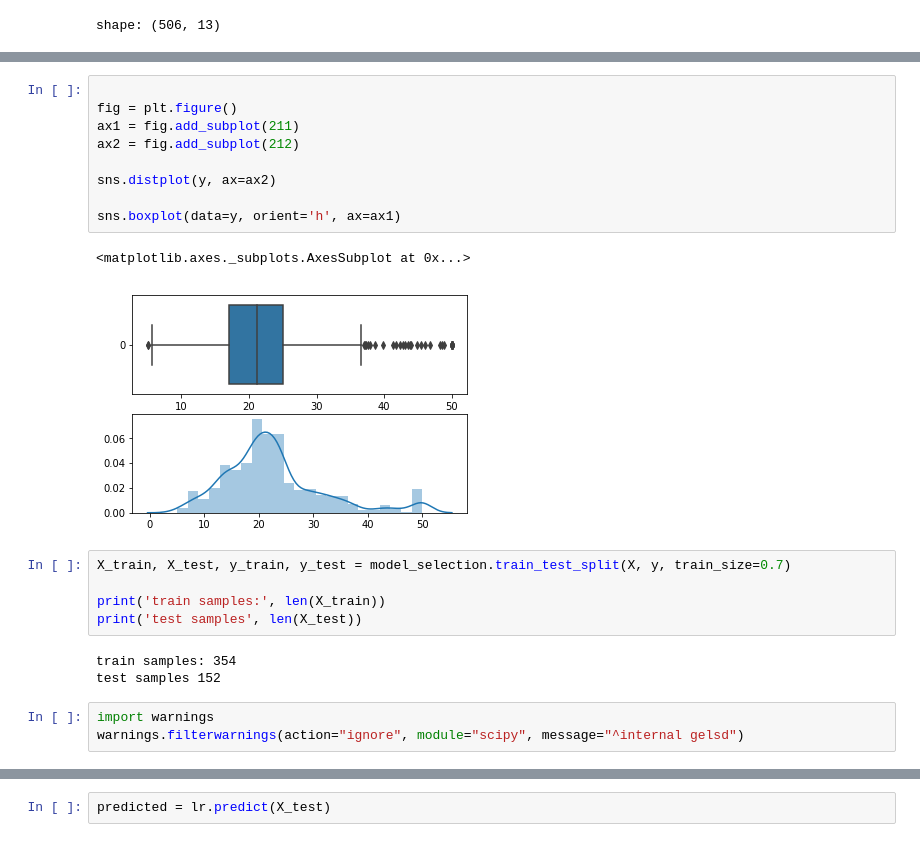
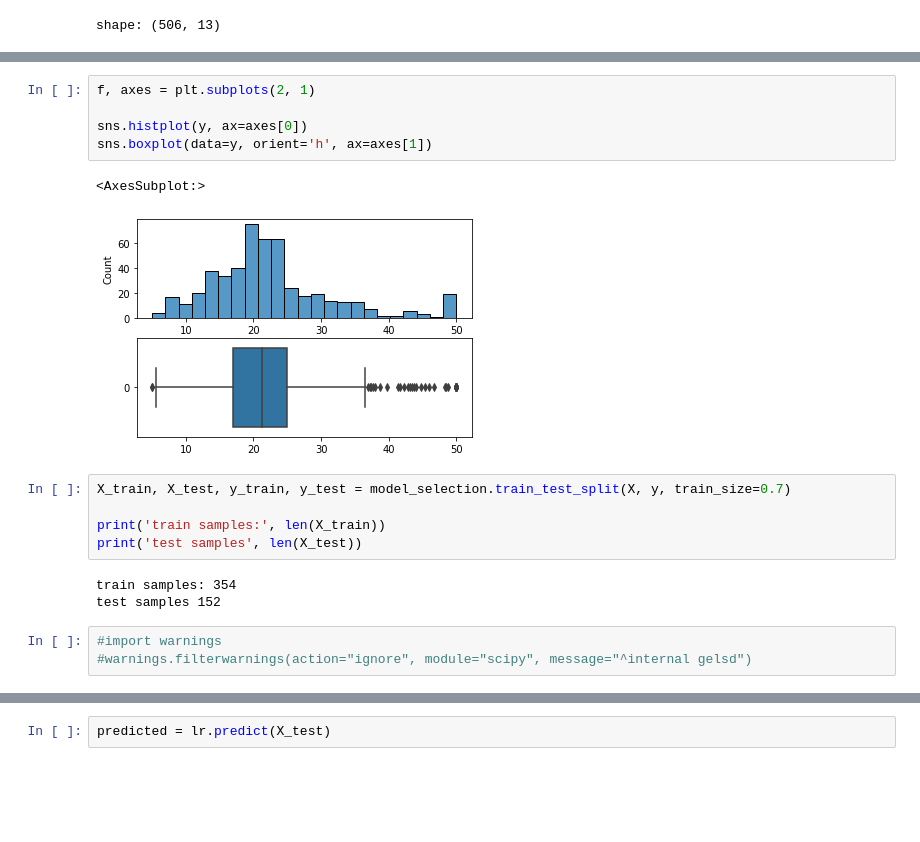
Before and after one commit to rueedlinger/machine-learning-snippets, a Jupyter notebook: notebooks/supervised/linear_regression/multiple_linear_regression_sklearn.ipynb, the cells around one changed output, grey strips where cells are left out. Cells and saved outputs as stored; diff of their text form; blank space fills up the shorter version.

```diff
--- a/notebooks/supervised/linear_regression/multiple_linear_regression_sklearn.ipynb
+++ b/notebooks/supervised/linear_regression/multiple_linear_regression_sklearn.ipynb
@@ -43,15 +43,11 @@ sns.pairplot(X);
 # %%
+f, axes = plt.subplots(2, 1)
 
-fig = plt.figure()
-ax1 = fig.add_subplot(211)
-ax2 = fig.add_subplot(212)
-
-sns.distplot(y, ax=ax2)
-
-sns.boxplot(data=y, orient='h', ax=ax1)
+sns.histplot(y, ax=axes[0])
+sns.boxplot(data=y, orient='h', ax=axes[1])
 # %% [output]
-<matplotlib.axes._subplots.AxesSubplot at 0x...>
+<AxesSubplot:>
-[figure, old version]
+[figure, new version]
 # %%
 X_train, X_test, y_train, y_test = model_selection.train_test_split(X, y, train_size=0.7)
 
@@ -61,8 +57,8 @@ print('test samples', len(X_test))
 train samples: 354
 test samples 152
 # %%
-import warnings
-warnings.filterwarnings(action="ignore", module="scipy", message="^internal gelsd")
+#import warnings
+#warnings.filterwarnings(action="ignore", module="scipy", message="^internal gelsd")
 # %%
 lr = linear_model.LinearRegression()
 lr.fit(X_train, y_train)
```
Also changed, not shown: parts of 13 cells of this notebook, 14 other files.
